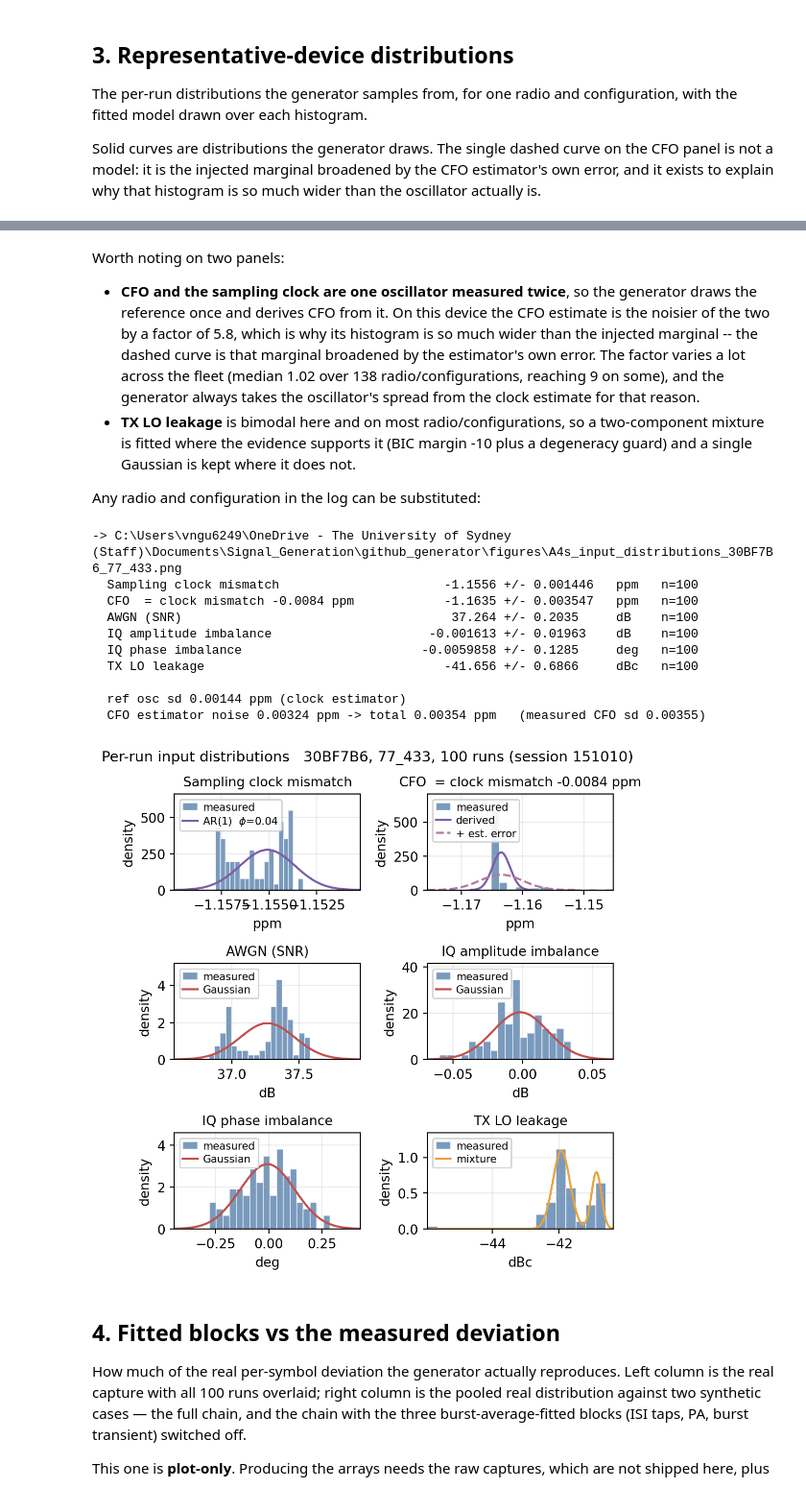
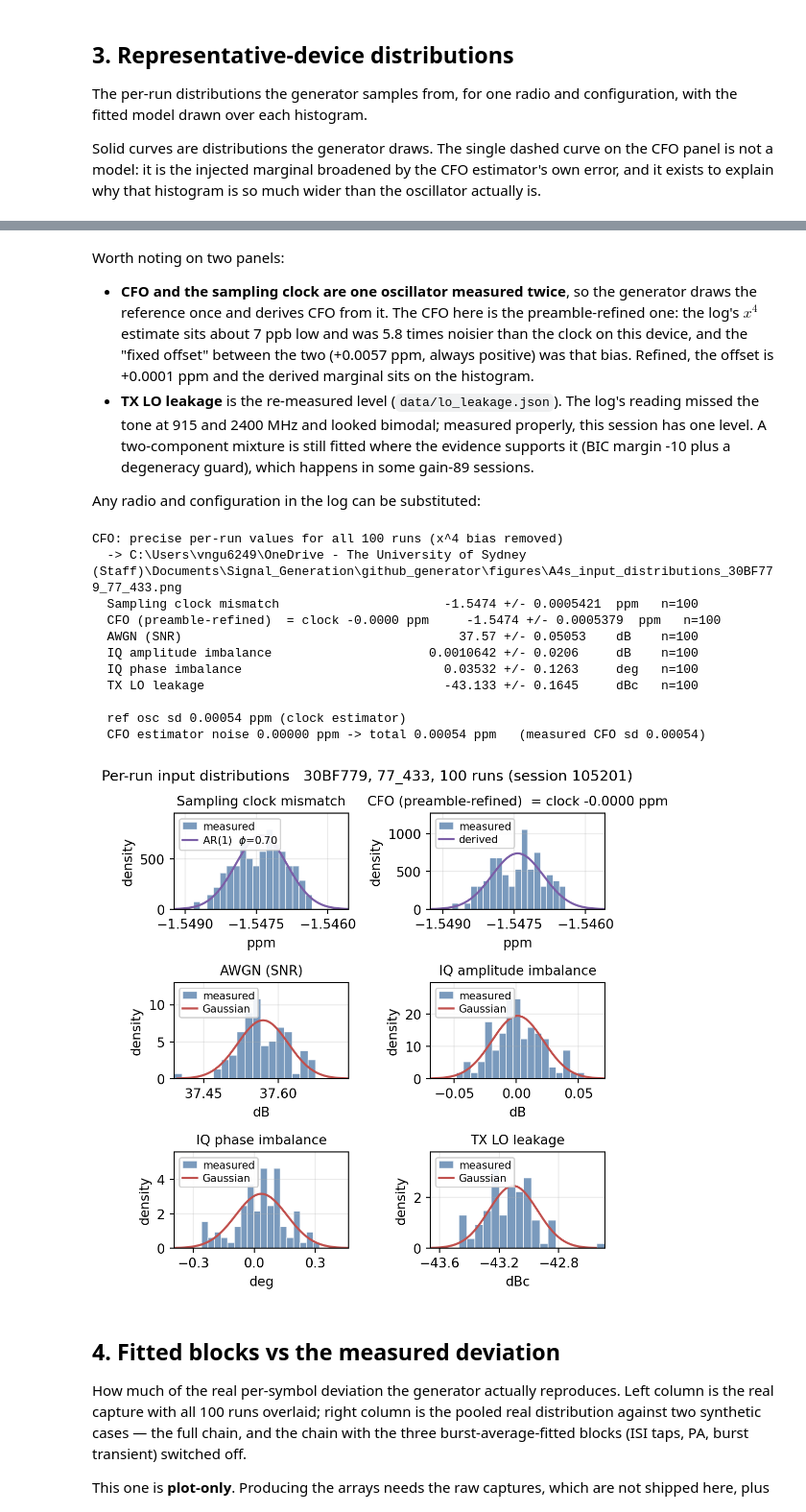
Before and after one commit to SuperStupidness/RF-Fingerprint-Synth, a Jupyter notebook: paper_figures.ipynb, the cells around one changed output, grey strips where cells are left out. Shown at 96% size. Cells and saved outputs as stored; diff of their text form; code cells hidden in the pictures.

Commit message:
Generator and Readme update

```diff
--- a/paper_figures.ipynb
+++ b/paper_figures.ipynb
@@ -171,34 +172,35 @@ display(Image(str(FIGURES / "A4s_input_distributions_30BF779_89_433.png")))
 Worth noting on two panels:
 
 - **CFO and the sampling clock are one oscillator measured twice**, so the
-  generator draws the reference once and derives CFO from it. On this device
-  the CFO estimate is the noisier of the two by a factor of 5.8, which is why
-  its histogram is so much wider than the injected marginal -- the dashed curve
-  is that marginal broadened by the estimator's own error. The factor varies a
-  lot across the fleet (median 1.02 over 138 radio/configurations, reaching 9
-  on some), and the generator always takes the oscillator's spread from the
-  clock estimate for that reason.
-- **TX LO leakage** is bimodal here and on most radio/configurations, so a
-  two-component mixture is fitted where the evidence supports it (BIC margin
-  -10 plus a degeneracy guard) and a single Gaussian is kept where it does not.
+  generator draws the reference once and derives CFO from it. The CFO here is
+  the preamble-refined one: the log's $x^4$ estimate sits about 7 ppb low and
+  was 5.8 times noisier than the clock on this device, and the "fixed offset"
+  between the two (+0.0057 ppm, always positive) was that bias. Refined, the
+  offset is +0.0001 ppm and the derived marginal sits on the histogram.
+- **TX LO leakage** is the re-measured level (`data/lo_leakage.json`). The log's
+  reading missed the tone at 915 and 2400 MHz and looked bimodal; measured
+  properly, this session has one level. A two-component mixture is still fitted
+  where the evidence supports it (BIC margin -10 plus a degeneracy guard), which
+  happens in some gain-89 sessions.
 
 Any radio and configuration in the log can be substituted:
 # %%
-# e.g. a different device, or the same device at low gain
-run("fig_input_distributions.py", "30BF7B6", "77_433")
-display(Image(str(FIGURES / "A4s_input_distributions_30BF7B6_77_433.png")))
+# e.g. the same device at low gain
+run("fig_input_distributions.py", "30BF779", "77_433")
+display(Image(str(FIGURES / "A4s_input_distributions_30BF779_77_433.png")))
 # %% [output]
--> C:\Users\vngu6249\OneDrive - The University of Sydney (Staff)\Documents\Signal_Generation\github_generator\figures\A4s_input_distributions_30BF7B6_77_433.png
-  Sampling clock mismatch                      -1.1556 +/- 0.001446   ppm   n=100
-  CFO  = clock mismatch -0.0084 ppm            -1.1635 +/- 0.003547   ppm   n=100
-  AWGN (SNR)                                    37.264 +/- 0.2035     dB    n=100
-  IQ amplitude imbalance                     -0.001613 +/- 0.01963    dB    n=100
-  IQ phase imbalance                        -0.0059858 +/- 0.1285     deg   n=100
-  TX LO leakage                                -41.656 +/- 0.6866     dBc   n=100
+CFO: precise per-run values for all 100 runs (x^4 bias removed)
+  -> C:\Users\vngu6249\OneDrive - The University of Sydney (Staff)\Documents\Signal_Generation\github_generator\figures\A4s_input_distributions_30BF779_77_433.png
+  Sampling clock mismatch                      -1.5474 +/- 0.0005421  ppm   n=100
+  CFO (preamble-refined)  = clock -0.0000 ppm     -1.5474 +/- 0.0005379  ppm   n=100
+  AWGN (SNR)                                     37.57 +/- 0.05053    dB    n=100
+  IQ amplitude imbalance                     0.0010642 +/- 0.0206     dB    n=100
+  IQ phase imbalance                           0.03532 +/- 0.1263     deg   n=100
+  TX LO leakage                                -43.133 +/- 0.1645     dBc   n=100
 
-  ref osc sd 0.00144 ppm (clock estimator)
-  CFO estimator noise 0.00324 ppm -> total 0.00354 ppm   (measured CFO sd 0.00355)
+  ref osc sd 0.00054 ppm (clock estimator)
+  CFO estimator noise 0.00000 ppm -> total 0.00054 ppm   (measured CFO sd 0.00054)
-[figure, old version]
+[figure, new version]
 # %% [markdown]
 ## 4. Fitted blocks vs the measured deviation
 
```
Also changed, not shown: parts of 2 cells of this notebook, 12 other files.
